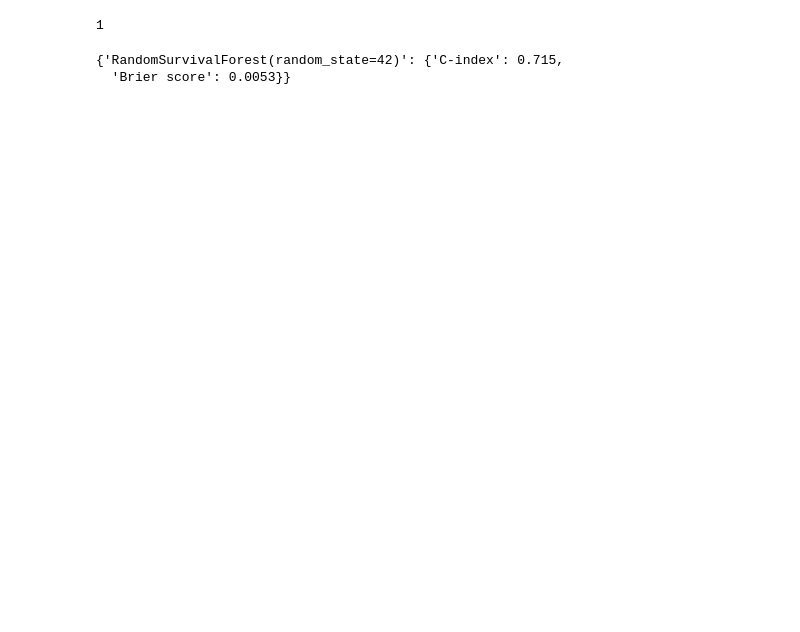
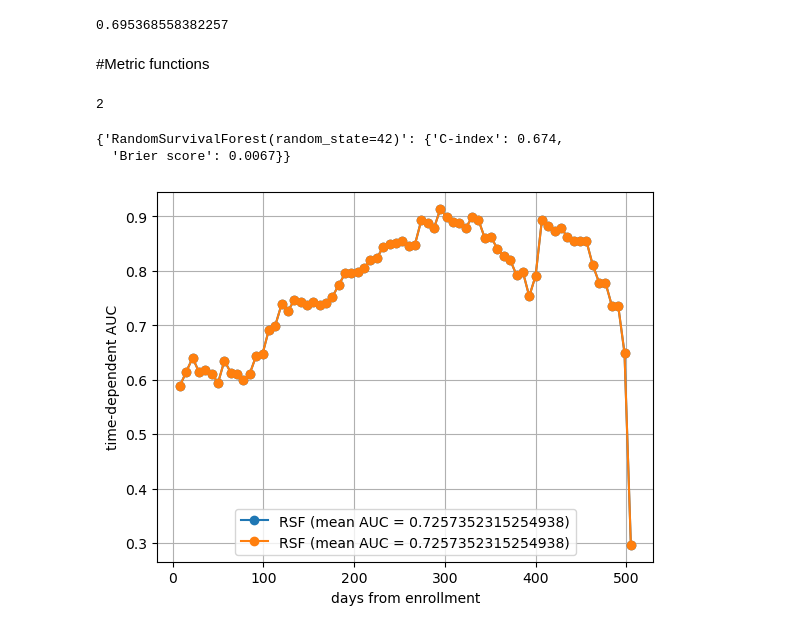
Before and after one commit to Laheij/Right_censoring_thesis, a Jupyter notebook: simulated_data.ipynb, the cells around one changed output. Cells and saved outputs as stored; diff of their text form; code cells hidden in the pictures; blank space fills up the shorter version.

Commit message:
Created simulated data and censored data. Further included begining of the methods

```diff
--- a/simulated_data.ipynb
+++ b/simulated_data.ipynb
@@ -58,0 +91,5 @@ rsf.score(X_test, y_test)
+# %%
+# basic RSF model
+rsf = RandomSurvivalForest(random_state = random_state)
+rsf_cen = rsf.fit(X_train_cen, y_train_cen)
+rsf_cen.score(X_tes_cen, y_test_cen)
@@ -59,3 +101,18 @@ rsf.score(X_test, y_test)
+# %%
+cca_df= pd.DataFrame(X).join(pd.DataFrame(yt_cen))
+cca_data = cca_df[cca_df['event']==True]
+cca_yt = Surv.from_arrays(event=cca_data['event'], time=cca_data['time'])
+cca_X = cca_data[cca_data.columns[:-2]]
+# %%
+X_train_cca, X_tes_cca, y_train_cca, y_test_cca = train_test_split(cca_X, cca_yt, test_size=0.2, random_state=random_state)
+# basic RSF model
+
+rsf_cen = rsf.fit(X_train_cca, y_train_cca)
+rsf_cen.score(X_tes_cca, y_test_cca)
+# %% [output]
+0.695368558382257
+# %% [markdown]
+#Metric functions
 # %%
 ## Create function to test all metrics in one swoop
 
@@ -93,13 +150,33 @@ def test_metrics(models, X_train = X_train, y_train = y_train, X_test = X_test,
 
     return metrics_dic
 
-def
+def time_dependent_roc(models, X_train = X_train, y_train = y_train, X_test = X_test, y_test=y_test):
+    max_time_test = round(max(y_test['time']),0)-1
+    times = np.arange(8, max_time_test, 7)
+    model_auc_dic = {}
+    for model in models:
+        temp_dic = {}
+        temp_dic[f'{model}_funcs'] = model.predict_cumulative_hazard_function(X_test, return_array=False)
+        temp_dic[f'{str(model)}_scores'] = np.vstack([chf(times) for chf in temp_dic[f'{model}_funcs']])
+
+
+        temp_dic[f'{str(model)}_auc'], temp_dic[f'{str(model)}_mean_auc'] = cumulative_dynamic_auc(y_train, y_test, temp_dic[f'{str(model)}_scores'], times)
+        #print(temp_dic)
+        plt.plot(times, temp_dic[f'{str(model)}_auc'] , "o-", label=f"RSF (mean AUC = {temp_dic[f'{str(model)}_mean_auc']})")
+    plt.xlabel("days from enrollment")
+    plt.ylabel("time-dependent AUC")
+    plt.legend(loc="lower center")
+    plt.grid(True)
 # %%
-test_metrics([rsf])
+test_metrics([rsf,rsf_cen])
 # %% [output]
-1
+2
-{'RandomSurvivalForest(random_state=42)': {'C-index': 0.715,
-  'Brier score': 0.0053}}
+{'RandomSurvivalForest(random_state=42)': {'C-index': 0.674,
+  'Brier score': 0.0067}}
+# %%
+time_dependent_roc([rsf, rsf_cen])
+# %% [output]
+[figure, added]
 # %%
 y_events = y_train[y_train["event"]]
 train_min, train_max = y_events["time"].min(), y_events["time"].max()
```
Also changed, not shown: parts of 16 cells of this notebook.
